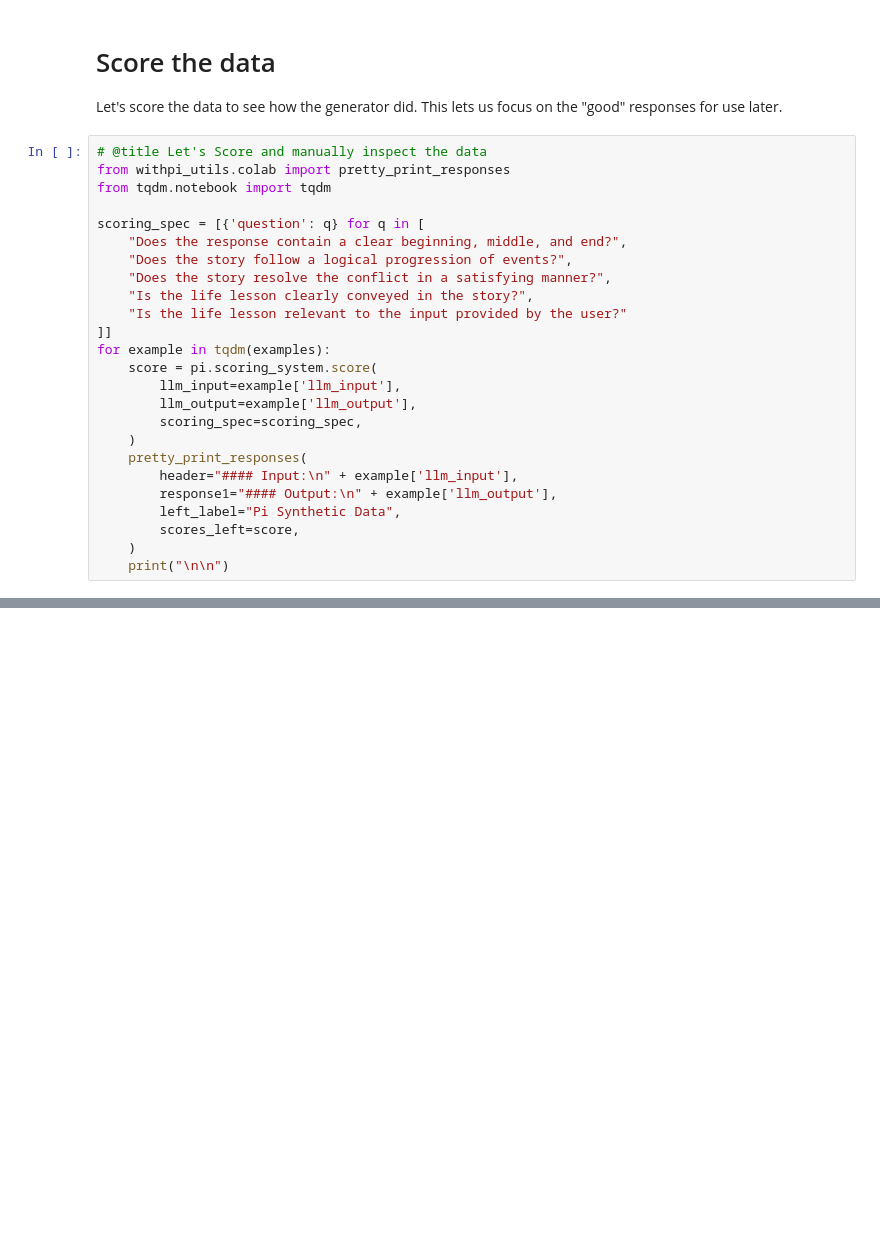
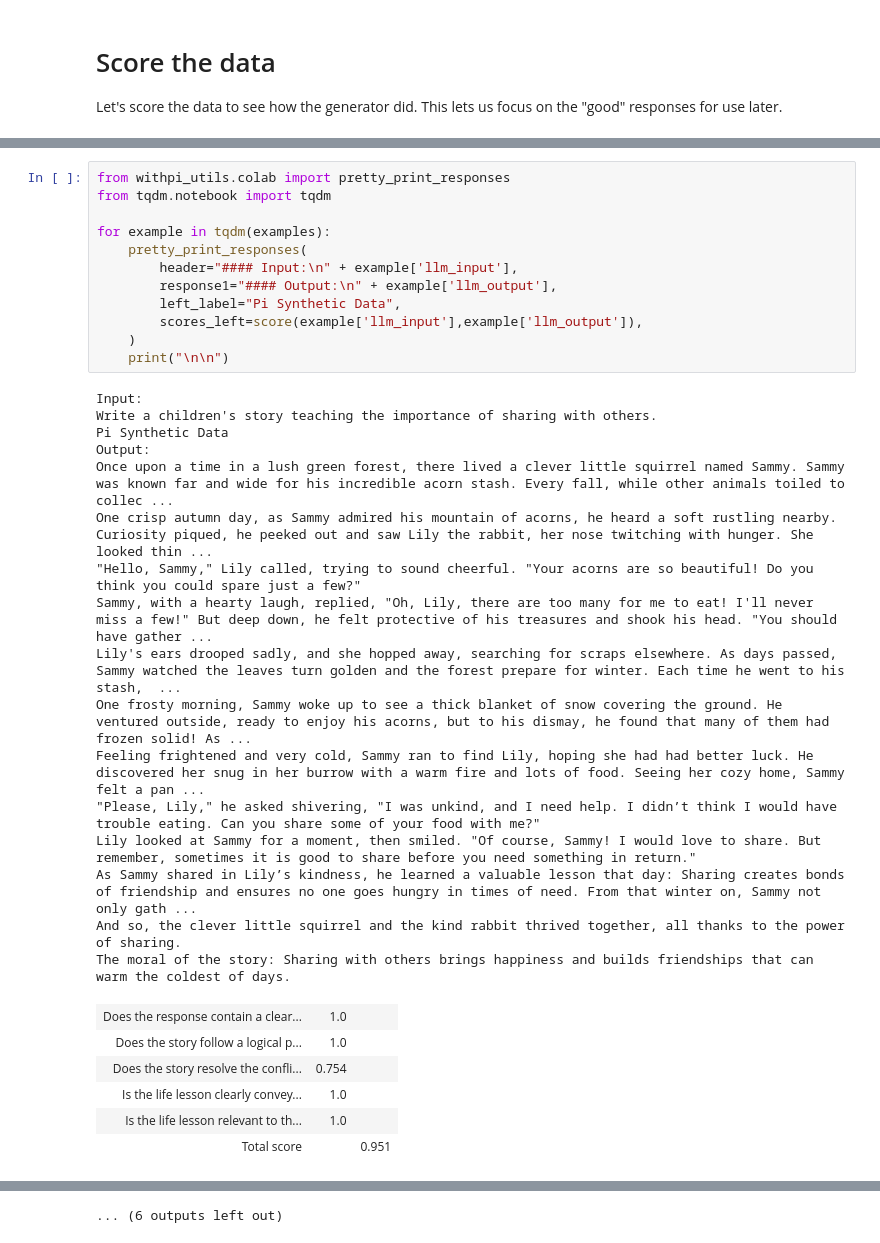
Before and after one commit to withpi/cookbook-withpi, a Jupyter notebook: colabs/Generate_Synthetic_Training_Data.ipynb, the cells around one changed output, grey strips where cells are left out. Drawn from its saved outputs; the diff is of its cells as text; blank space fills up the shorter version.

```diff
--- a/colabs/Generate_Synthetic_Training_Data.ipynb
+++ b/colabs/Generate_Synthetic_Training_Data.ipynb
@@ -76,28 +96,3 @@ DONE
 # Score the data
 
 Let's score the data to see how the generator did.  This lets us focus on the "good" responses for use later.
-# %%
-# @title Let's Score and manually inspect the data
-from withpi_utils.colab import pretty_print_responses
-from tqdm.notebook import tqdm
-
-scoring_spec = [{'question': q} for q in [
-    "Does the response contain a clear beginning, middle, and end?",
-    "Does the story follow a logical progression of events?",
-    "Does the story resolve the conflict in a satisfying manner?",
-    "Is the life lesson clearly conveyed in the story?",
-    "Is the life lesson relevant to the input provided by the user?"
-]]
-for example in tqdm(examples):
-    score = pi.scoring_system.score(
-        llm_input=example['llm_input'],
-        llm_output=example['llm_output'],
-        scoring_spec=scoring_spec,
-    )
-    pretty_print_responses(
-        header="#### Input:\n" + example['llm_input'],
-        response1="#### Output:\n" + example['llm_output'],
-        left_label="Pi Synthetic Data",
-        scores_left=score,
-    )
-    print("\n\n")
@@ -236,0 +99,35 @@ The moral of the story: Kindness nurtures happiness, while cruelty leads to lone
+# %%
+from withpi_utils.colab import pretty_print_responses
+from tqdm.notebook import tqdm
+
+for example in tqdm(examples):
+    pretty_print_responses(
+        header="#### Input:\n" + example['llm_input'],
+        response1="#### Output:\n" + example['llm_output'],
+        left_label="Pi Synthetic Data",
+        scores_left=score(example['llm_input'],example['llm_output']),
+    )
+    print("\n\n")
+# %% [output]
+Input:
+Write a children's story teaching the importance of sharing with others.
+Pi Synthetic Data
+Output:
+Once upon a time in a lush green forest, there lived a clever little squirrel named Sammy. Sammy was known far and wide for his incredible acorn stash. Every fall, while other animals toiled to collec ...
+One crisp autumn day, as Sammy admired his mountain of acorns, he heard a soft rustling nearby. Curiosity piqued, he peeked out and saw Lily the rabbit, her nose twitching with hunger. She looked thin ...
+"Hello, Sammy," Lily called, trying to sound cheerful. "Your acorns are so beautiful! Do you think you could spare just a few?"
+Sammy, with a hearty laugh, replied, "Oh, Lily, there are too many for me to eat! I'll never miss a few!" But deep down, he felt protective of his treasures and shook his head. "You should have gather ...
+Lily's ears drooped sadly, and she hopped away, searching for scraps elsewhere. As days passed, Sammy watched the leaves turn golden and the forest prepare for winter. Each time he went to his stash,  ...
+One frosty morning, Sammy woke up to see a thick blanket of snow covering the ground. He ventured outside, ready to enjoy his acorns, but to his dismay, he found that many of them had frozen solid! As ...
+Feeling frightened and very cold, Sammy ran to find Lily, hoping she had had better luck. He discovered her snug in her burrow with a warm fire and lots of food. Seeing her cozy home, Sammy felt a pan ...
+"Please, Lily," he asked shivering, "I was unkind, and I need help. I didn’t think I would have trouble eating. Can you share some of your food with me?"
+Lily looked at Sammy for a moment, then smiled. "Of course, Sammy! I would love to share. But remember, sometimes it is good to share before you need something in return."
+As Sammy shared in Lily’s kindness, he learned a valuable lesson that day: Sharing creates bonds of friendship and ensures no one goes hungry in times of need. From that winter on, Sammy not only gath ...
+And so, the clever little squirrel and the kind rabbit thrived together, all thanks to the power of sharing.
+The moral of the story: Sharing with others brings happiness and builds friendships that can warm the coldest of days.
+| Does the response contain a clear... | 1.0 |  |
+| Does the story follow a logical p... | 1.0 |  |
+| Does the story resolve the confli... | 0.754 |  |
+| Is the life lesson clearly convey... | 1.0 |  |
+| Is the life lesson relevant to th... | 1.0 |  |
+| Total score |  | 0.951 |
@@ -237,3 +238,4 @@ The moral of the story: Kindness nurtures happiness, while cruelty leads to lone
+... (6 outputs left out)
 # %% [markdown]
 ## Next Steps
 
```
Also changed, not shown: parts of 10 cells of this notebook.
